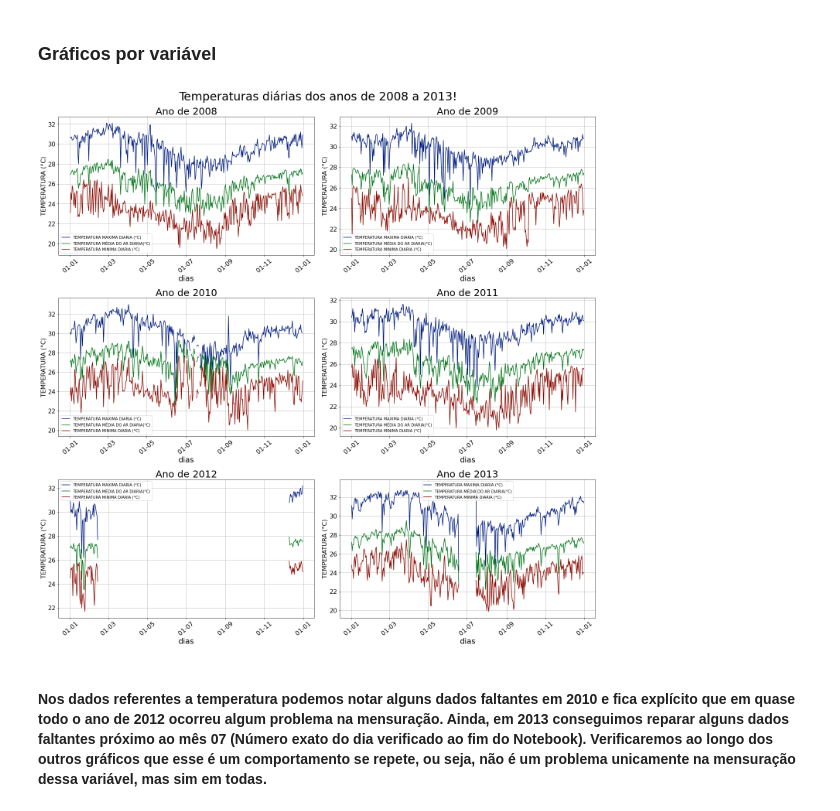
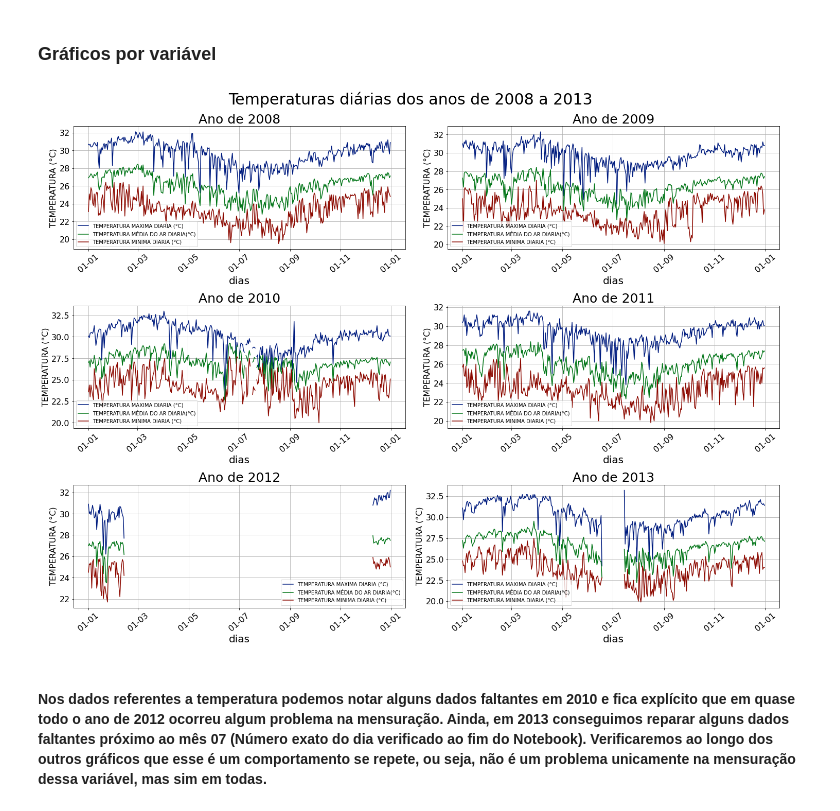
Before and after one commit to V-kr0pt/previsao-de-demanda, a Jupyter notebook: Notebooks/Notebooks_Meteorologicos/Dados_Meteorologicos_Diarios.ipynb, the cells around one changed output. Cells and saved outputs as stored; diff of their text form; code cells hidden in the pictures.

```diff
--- a/Notebooks/Notebooks_Meteorologicos/Dados_Meteorologicos_Diarios.ipynb
+++ b/Notebooks/Notebooks_Meteorologicos/Dados_Meteorologicos_Diarios.ipynb
@@ -292,9 +292,9 @@ fmt = dt.DateFormatter('%d-%m')
 
 plt.style.use('seaborn-dark-palette')
 
-fig1, f1_axes = plt.subplots(ncols=2, nrows=3, constrained_layout=True, figsize=(20,20))
+fig1, f1_axes = plt.subplots(ncols=2, nrows=3, constrained_layout=True, figsize=(20,15))
 
-fig1.suptitle('Temperaturas diárias dos anos de 2008 a 2013!',size=30)
+fig1.suptitle('Temperaturas diárias dos anos de 2008 a 2013',size=30)
 
 
 #definindo uma lista com o nome de variáveis para facilitar possíveis alterações
@@ -323,34 +323,34 @@ for nome_coluna in col_names_temp:
 
     #plot 5
     f1_axes[2,0].plot(df_temp_12[nome_coluna], label = nome_coluna)
 
     #plot 6
     f1_axes[2,1].plot(df_temp_13[nome_coluna], label = nome_coluna)
 
 ano_inicial = 2008
 for i in range(3):
     for j in range(2):
         f1_axes[i,j].set_title(f'Ano de {ano_inicial}', size=25)
 
         #f1_axes[i,j].xaxis.set_major_locator(df_temp.index)
         f1_axes[i,j].xaxis.set_major_formatter(fmt)
         #f1_axes[i,j].xaxis.set_minor_locator(days)
 
         f1_axes[i,j].set_xlabel(label_x, size=20)
         f1_axes[i,j].set_ylabel(label_y_temp, size=16)
 
         f1_axes[i,j].tick_params(axis='x', labelsize=16, rotation=40)
         f1_axes[i,j].tick_params(axis='y', labelsize=16)
 
         f1_axes[i,j].grid()
         f1_axes[i,j].legend()
         ano_inicial = ano_inicial + 1
 
 #salvando a figura na pasta /Plots/Diarios com o nome de "Temperatura.png"
 path_plot_temp = Path('./Plots/Diarios/Temperatura.png') #utilizando essa biblioteca para que o código funcione em windows
 fig1.savefig(path_plot_temp, format='png')
 # %% [output]
-[figure, old version]
+[figure, new version]
 # %% [markdown]
 #### Nos dados referentes a temperatura podemos notar alguns dados faltantes em 2010 e fica explícito que em quase todo o ano de 2012 ocorreu algum problema na mensuração. Ainda, em 2013 conseguimos reparar alguns dados faltantes próximo ao mês 07 (Número exato do dia verificado ao fim do Notebook). Verificaremos ao longo dos outros gráficos que esse é um comportamento se repete, ou seja, não é um problema unicamente na mensuração dessa variável, mas sim em todas.
 # %%
```
Also changed, not shown: 1 other file.
